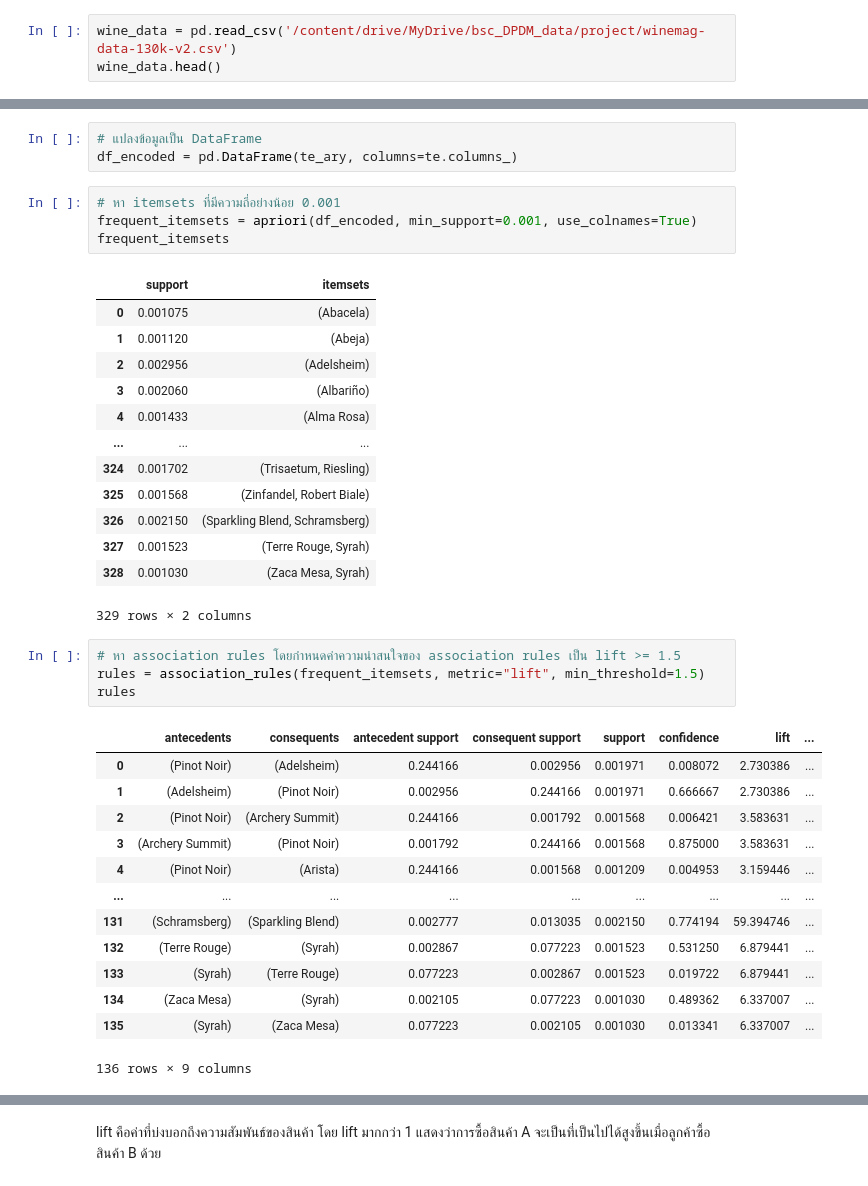
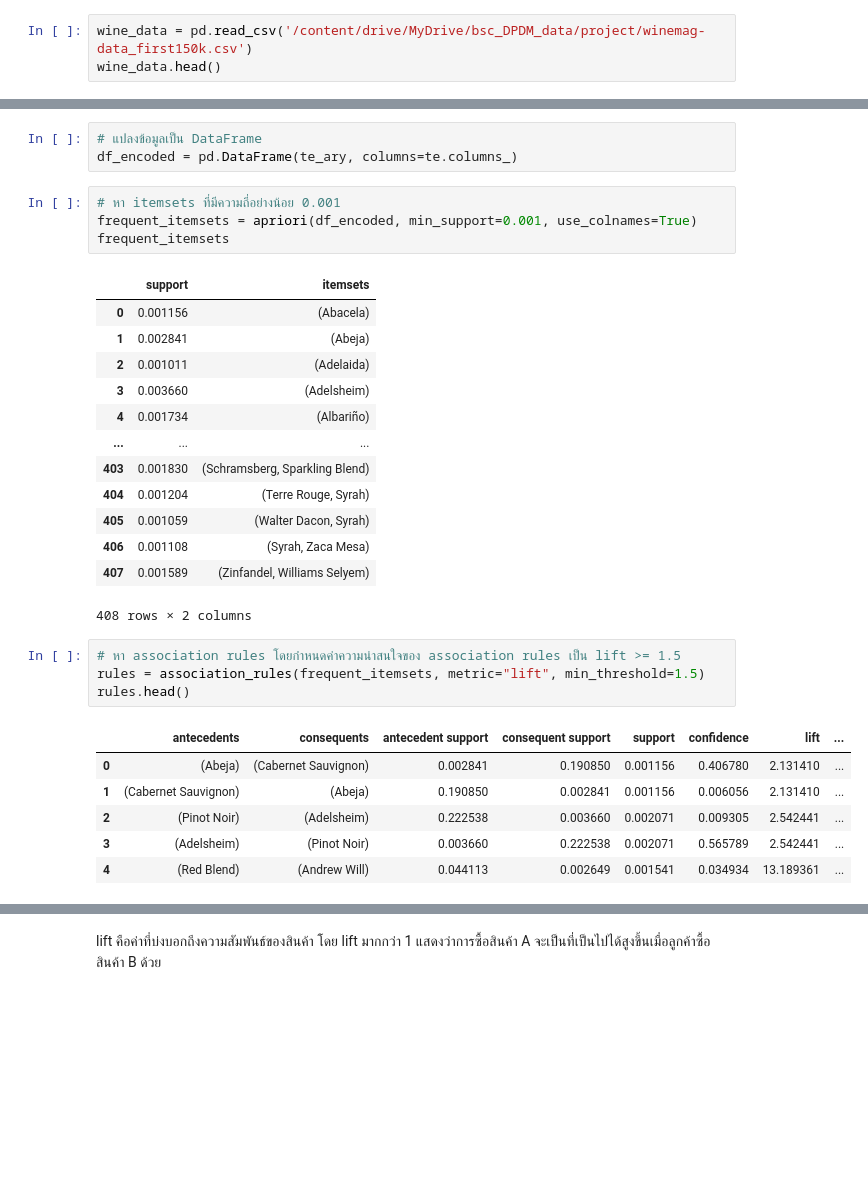
Before and after one commit to supatsara2002/bsc_dpdm22, a Jupyter notebook: Project.ipynb, the cells around one changed output, grey strips where cells are left out. Cells and saved outputs as stored; diff of their text form; blank space fills up the shorter version.

```diff
--- a/Project.ipynb
+++ b/Project.ipynb
@@ -10,7 +10,7 @@ Drive already mounted at /content/drive; to attempt to forcibly remount, call dr
 # %% [markdown]
 # import data
 # %%
-wine_data = pd.read_csv('/content/drive/MyDrive/bsc_DPDM_data/project/winemag-data-130k-v2.csv')
+wine_data = pd.read_csv('/content/drive/MyDrive/bsc_DPDM_data/project/winemag-data_first150k.csv')
 wine_data.head()
 # %% [output]
 |  | Unnamed: 0 | country | description | designation | points | price | province | region_1 | region_2 | ... |
@@ -261,36 +255,29 @@ frequent_itemsets = apriori(df_encoded, min_support=0.001, use_colnames=True)
 frequent_itemsets
 # %% [output]
 |  | support | itemsets |
-| 0 | 0.001075 | (Abacela) |
-| 1 | 0.001120 | (Abeja) |
-| 2 | 0.002956 | (Adelsheim) |
-| 3 | 0.002060 | (Albariño) |
-| 4 | 0.001433 | (Alma Rosa) |
+| 0 | 0.001156 | (Abacela) |
+| 1 | 0.002841 | (Abeja) |
+| 2 | 0.001011 | (Adelaida) |
+| 3 | 0.003660 | (Adelsheim) |
+| 4 | 0.001734 | (Albariño) |
 | ... | ... | ... |
-| 324 | 0.001702 | (Trisaetum, Riesling) |
-| 325 | 0.001568 | (Zinfandel, Robert Biale) |
-| 326 | 0.002150 | (Sparkling Blend, Schramsberg) |
-| 327 | 0.001523 | (Terre Rouge, Syrah) |
-| 328 | 0.001030 | (Zaca Mesa, Syrah) |
+| 403 | 0.001830 | (Schramsberg, Sparkling Blend) |
+| 404 | 0.001204 | (Terre Rouge, Syrah) |
+| 405 | 0.001059 | (Walter Dacon, Syrah) |
+| 406 | 0.001108 | (Syrah, Zaca Mesa) |
+| 407 | 0.001589 | (Zinfandel, Williams Selyem) |
-329 rows × 2 columns
+408 rows × 2 columns
 # %%
 # หา association rules โดยกำหนดค่าความน่าสนใจของ association rules เป็น lift >= 1.5
 rules = association_rules(frequent_itemsets, metric="lift", min_threshold=1.5)
-rules
+rules.head()
 # %% [output]
 |  | antecedents | consequents | antecedent support | consequent support | support | confidence | lift | ... |
-| 0 | (Pinot Noir) | (Adelsheim) | 0.244166 | 0.002956 | 0.001971 | 0.008072 | 2.730386 | ... |
-| 1 | (Adelsheim) | (Pinot Noir) | 0.002956 | 0.244166 | 0.001971 | 0.666667 | 2.730386 | ... |
-| 2 | (Pinot Noir) | (Archery Summit) | 0.244166 | 0.001792 | 0.001568 | 0.006421 | 3.583631 | ... |
-| 3 | (Archery Summit) | (Pinot Noir) | 0.001792 | 0.244166 | 0.001568 | 0.875000 | 3.583631 | ... |
-| 4 | (Pinot Noir) | (Arista) | 0.244166 | 0.001568 | 0.001209 | 0.004953 | 3.159446 | ... |
-| ... | ... | ... | ... | ... | ... | ... | ... | ... |
-| 131 | (Schramsberg) | (Sparkling Blend) | 0.002777 | 0.013035 | 0.002150 | 0.774194 | 59.394746 | ... |
-| 132 | (Terre Rouge) | (Syrah) | 0.002867 | 0.077223 | 0.001523 | 0.531250 | 6.879441 | ... |
-| 133 | (Syrah) | (Terre Rouge) | 0.077223 | 0.002867 | 0.001523 | 0.019722 | 6.879441 | ... |
-| 134 | (Zaca Mesa) | (Syrah) | 0.002105 | 0.077223 | 0.001030 | 0.489362 | 6.337007 | ... |
-| 135 | (Syrah) | (Zaca Mesa) | 0.077223 | 0.002105 | 0.001030 | 0.013341 | 6.337007 | ... |
+| 0 | (Abeja) | (Cabernet Sauvignon) | 0.002841 | 0.190850 | 0.001156 | 0.406780 | 2.131410 | ... |
+| 1 | (Cabernet Sauvignon) | (Abeja) | 0.190850 | 0.002841 | 0.001156 | 0.006056 | 2.131410 | ... |
+| 2 | (Pinot Noir) | (Adelsheim) | 0.222538 | 0.003660 | 0.002071 | 0.009305 | 2.542441 | ... |
+| 3 | (Adelsheim) | (Pinot Noir) | 0.003660 | 0.222538 | 0.002071 | 0.565789 | 2.542441 | ... |
+| 4 | (Red Blend) | (Andrew Will) | 0.044113 | 0.002649 | 0.001541 | 0.034934 | 13.189361 | ... |
-136 rows × 9 columns
 # %%
 # เรียงลำดับ association rules ตามค่า lift จากมากไปน้อย
 rules = rules.sort_values(by=['lift'], ascending=False)
```
Also changed, not shown: parts of 17 cells of this notebook.
